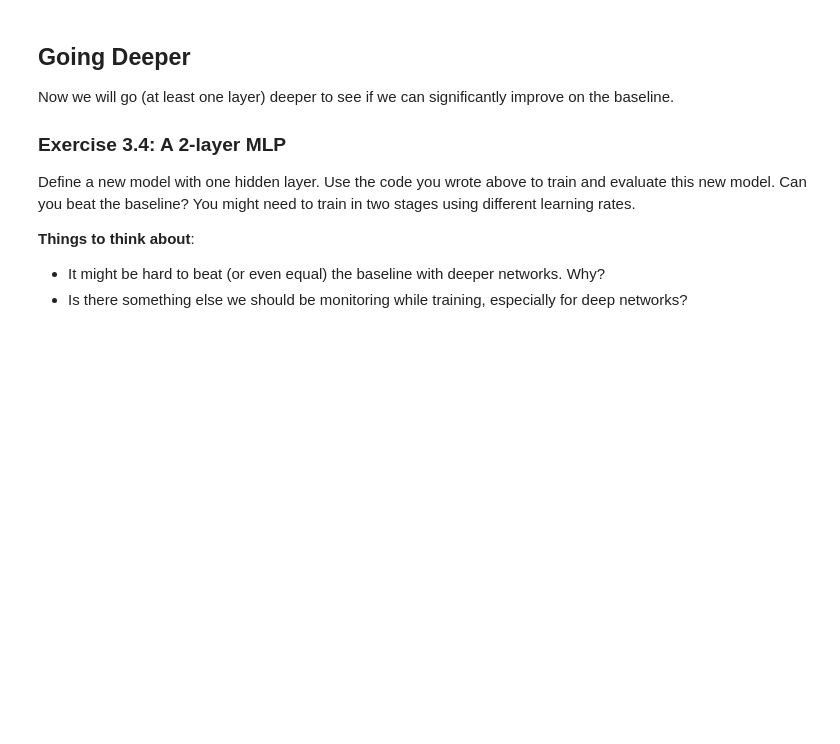
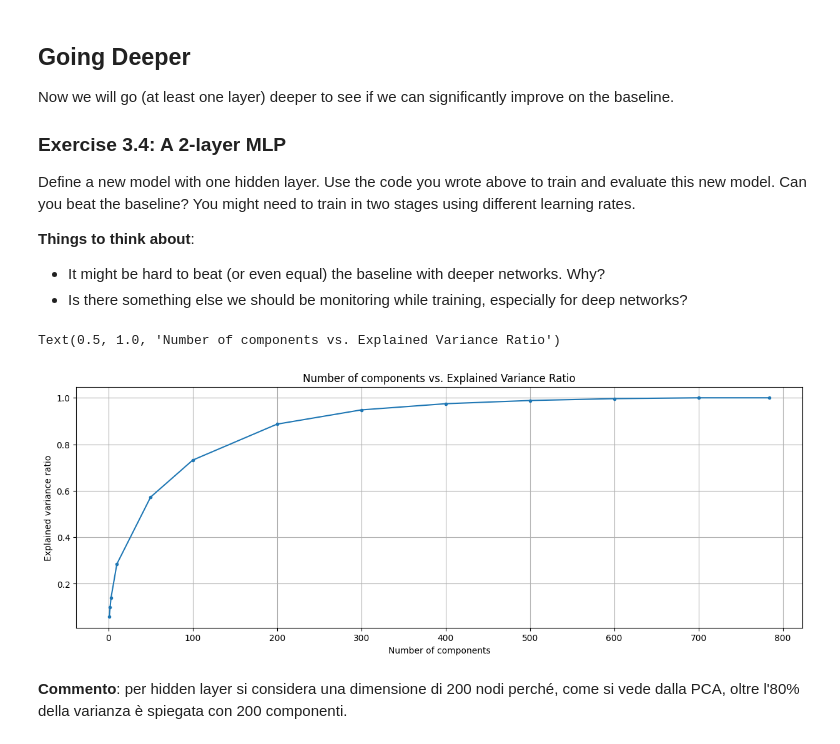
Before and after one commit to ammoniaca/lab4, a Jupyter notebook: Lab4-PyTorch.ipynb, the cells around one changed output. Drawn from its saved outputs; the diff is of its cells as text; code cells hidden in the pictures; blank space fills up the shorter version.

```diff
--- a/Lab4-PyTorch.ipynb
+++ b/Lab4-PyTorch.ipynb
@@ -323,0 +319,9 @@ weighted avg       0.87      0.20      0.26     10000
+# %%
+# Support Vector Classifier (SVC): default setting
+svc = SVC()
+svc.fit(Xs_train_small, ys_train_small)
+print(f"Accuracy SVC: {(svc.predict(Xs_test) == ys_test.numpy()).mean()}\n")
+
+# classification report
+print("Classification report:\n")
+print(classification_report(svc.predict(Xs_test), ys_test))
@@ -461 +650,31 @@ Define a new model with one hidden layer. Use the code you wrote above to train
+# %%
+# PCA
+from sklearn.preprocessing import StandardScaler
+from sklearn.decomposition import PCA
+import matplotlib.pyplot as plt
+
+std_scaler = StandardScaler()
+scaled_Xs_train = std_scaler.fit_transform(Xs_train_small)
+
+var_ratio = {}
+for num in [1, 2, 3, 10, 50, 100, 200, 300, 400, 500, 600, 700, 784]:
+    pca = PCA(n_components=num)
+    pca.fit(scaled_Xs_train)
+    var_ratio[num] = np.sum(pca.explained_variance_ratio_)
+
+plt.figure(figsize=(15,5))
+plt.grid()
+plt.plot(
+    list(var_ratio.keys()),
+    list(var_ratio.values()),
+    marker='.'
+)
+plt.xlabel('Number of components')
+plt.ylabel('Explained variance ratio')
+plt.title('Number of components vs. Explained Variance Ratio')
+# %% [output]
+Text(0.5, 1.0, 'Number of components vs. Explained Variance Ratio')
+[figure, added]
+# %% [markdown]
+**Commento**: per hidden layer si considera una dimensione di 200 nodi perché, come si vede dalla PCA, oltre l'80% della varianza è spiegata con 200 componenti.
 # %%
```
Also changed, not shown: parts of 35 cells of this notebook.
